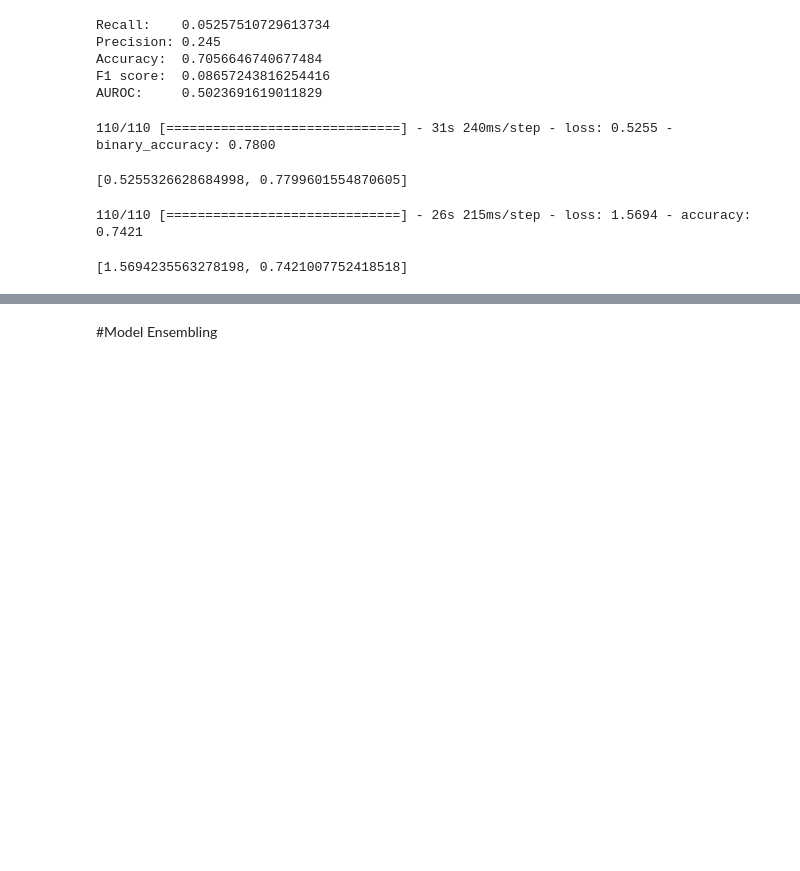
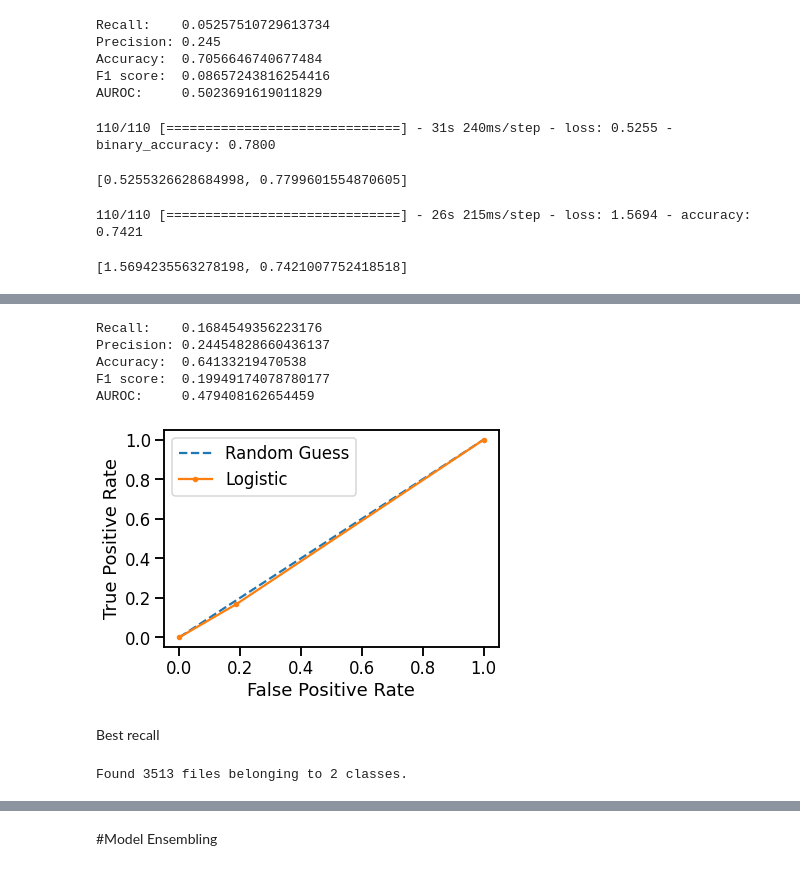
Before and after one commit to DataDoggo215/Flatiron_Capstone, a Jupyter notebook: capstone_cleaned.ipynb, the cells around one changed output, grey strips where cells are left out. Saved outputs shown, nothing was run; the diff lists cells and outputs as text; code cells hidden in the pictures; blank space fills up the shorter version.

```diff
--- a/capstone_cleaned.ipynb
+++ b/capstone_cleaned.ipynb
@@ -549,0 +586,12 @@ first_model.evaluate(test_ds)
+# %%
+print(f'Recall:    {recall_score(test_reshaped, preds_best_densenet)}')
+print(f'Precision: {precision_score(test_reshaped, preds_best_densenet)}')
+print(f'Accuracy:  {accuracy_score(test_reshaped, preds_best_densenet)}')
+print(f'F1 score:  {f1_score(test_reshaped, preds_best_densenet)}')
+print(f'AUROC:     {roc_auc_score(test_reshaped, pred_transformed)}')
+# %% [output]
+Recall:    0.1684549356223176
+Precision: 0.24454828660436137
+Accuracy:  0.64133219470538
+F1 score:  0.19949174078780177
+AUROC:     0.479408162654459
@@ -549,0 +608,24 @@ first_model.evaluate(test_ds)
+# %%
+pyplot.plot([0, 1], [0, 1], linestyle='--', label='Random Guess')
+# calculate roc curve for model
+fpr, tpr, _ = roc_curve(test_reshaped, preds_best_densenet)
+pyplot.plot(fpr, tpr, marker='.', label='Logistic')
+# axis labels
+pyplot.xlabel('False Positive Rate')
+pyplot.ylabel('True Positive Rate')
+# show the legend
+pyplot.legend()
+# show the plot
+pyplot.show()
+# %% [output]
+[figure, added]
+# %% [markdown]
+Best recall
+# %%
+test_ds = tf.keras.preprocessing.image_dataset_from_directory(
+    test_folder,
+    image_size= (256,256),
+    batch_size=batch_size,
+)
+# %% [output]
+Found 3513 files belonging to 2 classes.
```
Also changed, not shown: parts of 39 cells of this notebook.
